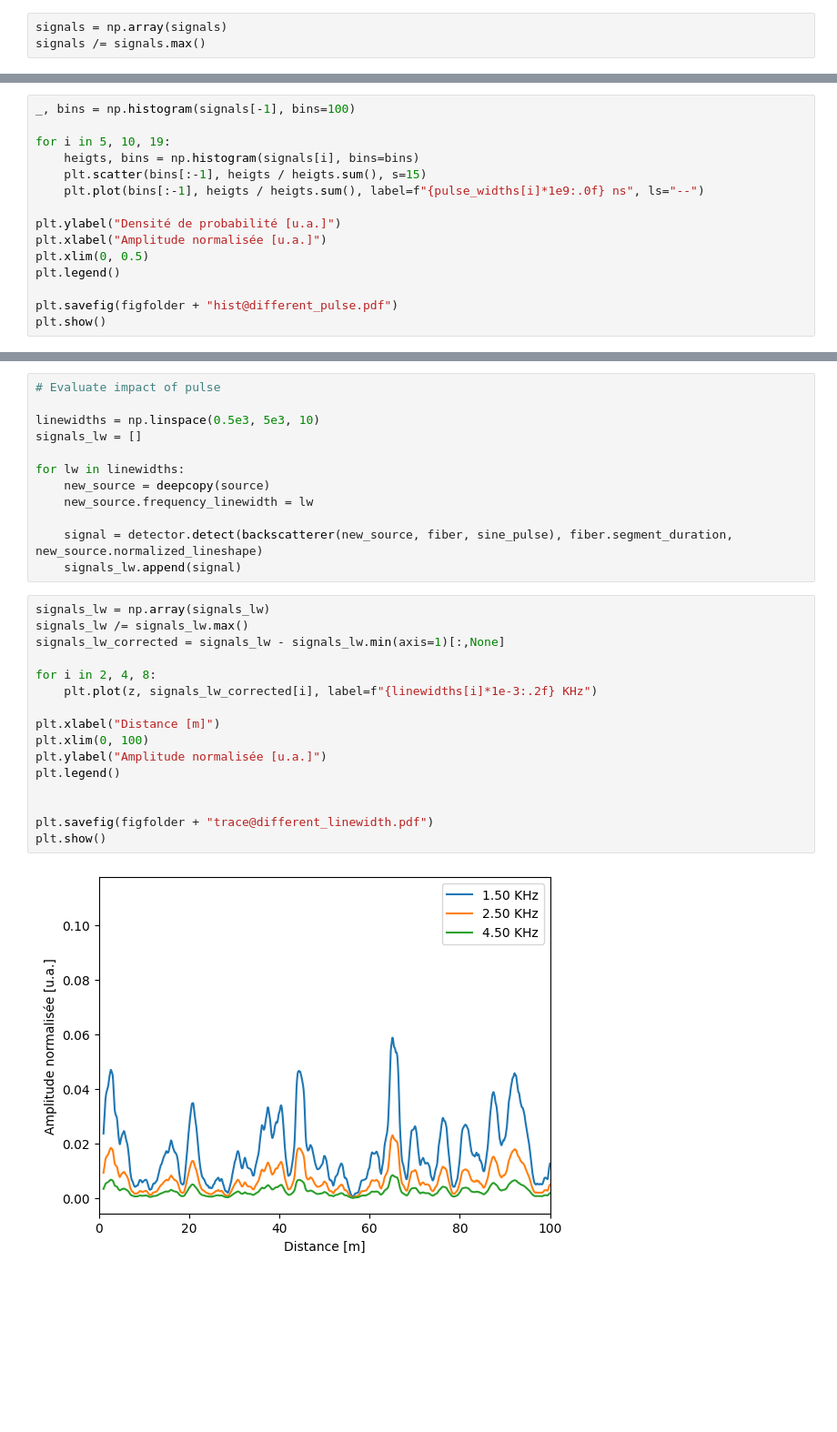
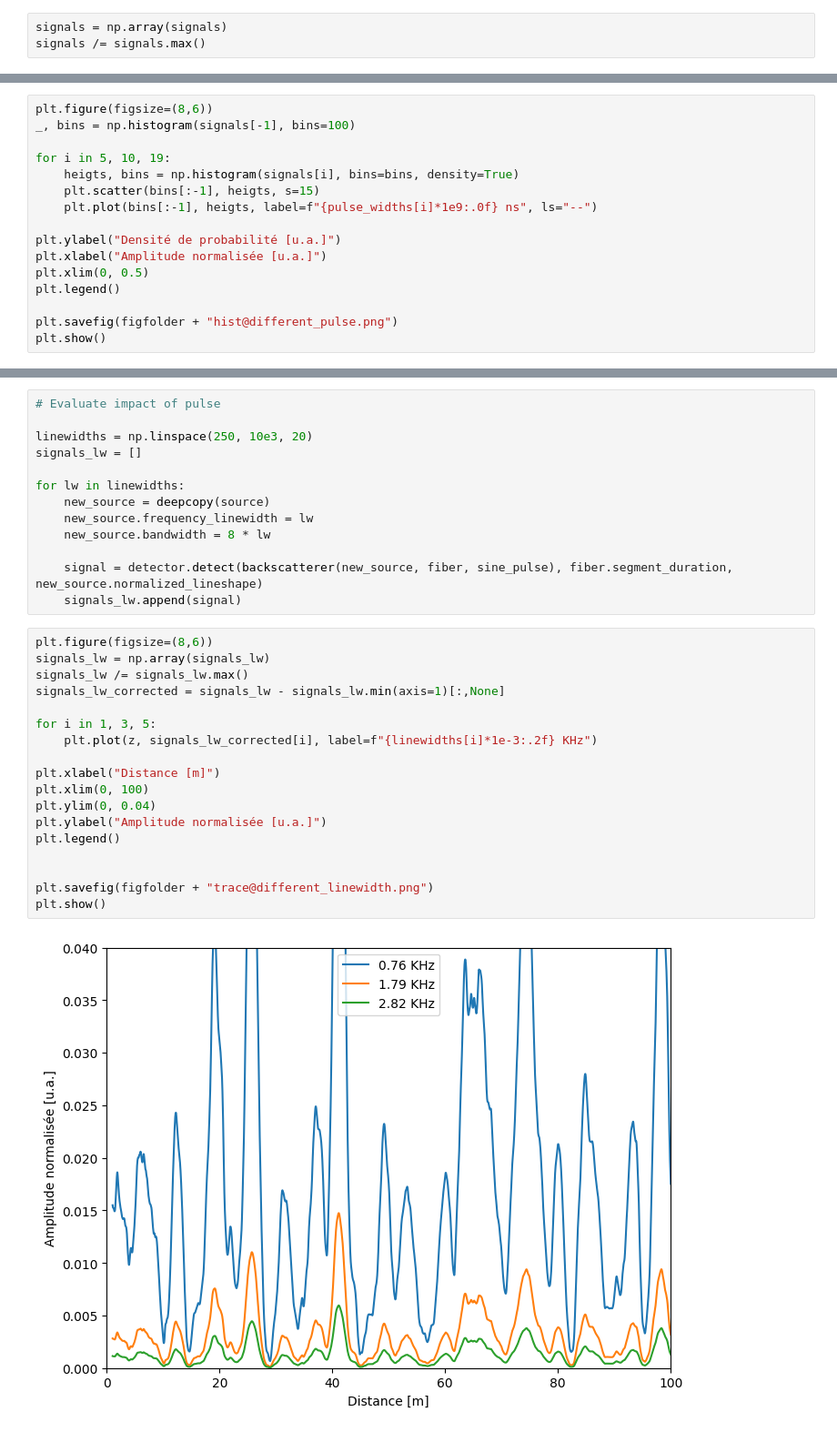
Before and after one commit to lbelangers/SS-Kapany, a Jupyter notebook: src/ssrayleigh/figures.ipynb, the cells around one changed output, grey strips where cells are left out. Shown: that part at 91% size. Drawn from its saved outputs; the diff is of its cells as text; blank space fills up the shorter version.

Commit message:
New figures

```diff
--- a/src/ssrayleigh/figures.ipynb
+++ b/src/ssrayleigh/figures.ipynb
@@ -161,16 +164,17 @@ plt.show()
 # %%
+plt.figure(figsize=(8,6))
 _, bins = np.histogram(signals[-1], bins=100)
 
 for i in 5, 10, 19:
-    heigts, bins = np.histogram(signals[i], bins=bins)
-    plt.scatter(bins[:-1], heigts / heigts.sum(), s=15)
-    plt.plot(bins[:-1], heigts / heigts.sum(), label=f"{pulse_widths[i]*1e9:.0f} ns", ls="--")
+    heigts, bins = np.histogram(signals[i], bins=bins, density=True)
+    plt.scatter(bins[:-1], heigts, s=15)
+    plt.plot(bins[:-1], heigts, label=f"{pulse_widths[i]*1e9:.0f} ns", ls="--")
 
 plt.ylabel("Densité de probabilité [u.a.]")
 plt.xlabel("Amplitude normalisée [u.a.]")
 plt.xlim(0, 0.5)
 plt.legend()
 
-plt.savefig(figfolder + "hist@different_pulse.pdf")
+plt.savefig(figfolder + "hist@different_pulse.png")
 plt.show()
 # %% [output]
@@ -193,31 +200,34 @@ plt.show()
 # %%
 # Evaluate impact of pulse
 
-linewidths = np.linspace(0.5e3, 5e3, 10)
+linewidths = np.linspace(250, 10e3, 20)
 signals_lw = []
 
 for lw in linewidths:
     new_source = deepcopy(source)
     new_source.frequency_linewidth = lw
+    new_source.bandwidth = 8 * lw
 
     signal = detector.detect(backscatterer(new_source, fiber, sine_pulse), fiber.segment_duration, new_source.normalized_lineshape)
     signals_lw.append(signal)
 # %%
+plt.figure(figsize=(8,6))
 signals_lw = np.array(signals_lw)
 signals_lw /= signals_lw.max()
 signals_lw_corrected = signals_lw - signals_lw.min(axis=1)[:,None]
 
-for i in 2, 4, 8:
+for i in 1, 3, 5:
     plt.plot(z, signals_lw_corrected[i], label=f"{linewidths[i]*1e-3:.2f} KHz")
 
 plt.xlabel("Distance [m]")
 plt.xlim(0, 100)
+plt.ylim(0, 0.04)
 plt.ylabel("Amplitude normalisée [u.a.]")
 plt.legend()
 
 
-plt.savefig(figfolder + "trace@different_linewidth.pdf")
+plt.savefig(figfolder + "trace@different_linewidth.png")
 plt.show()
 # %% [output]
-[figure, old version]
+[figure, new version]
 # %%
```
Also changed, not shown: parts of 7 cells of this notebook, 10 other files.
